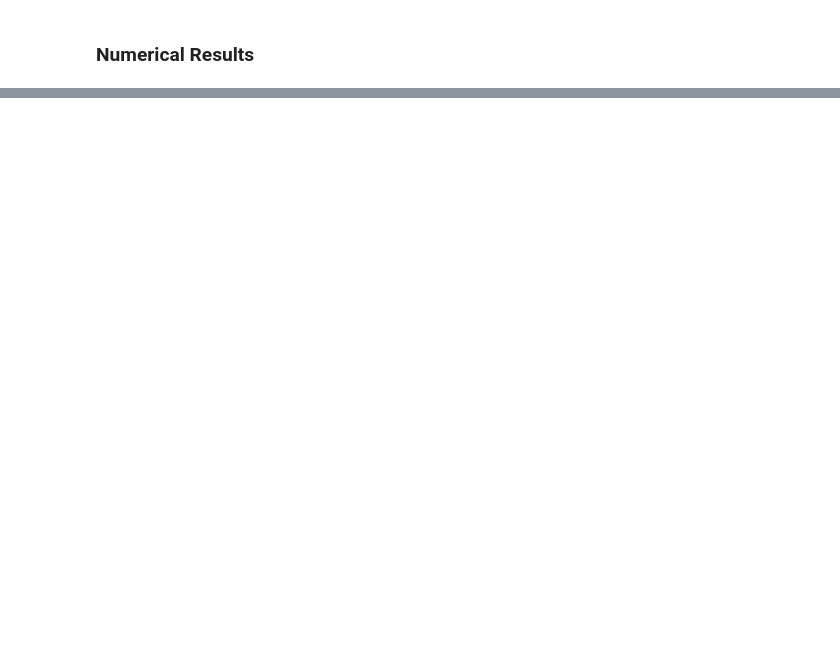
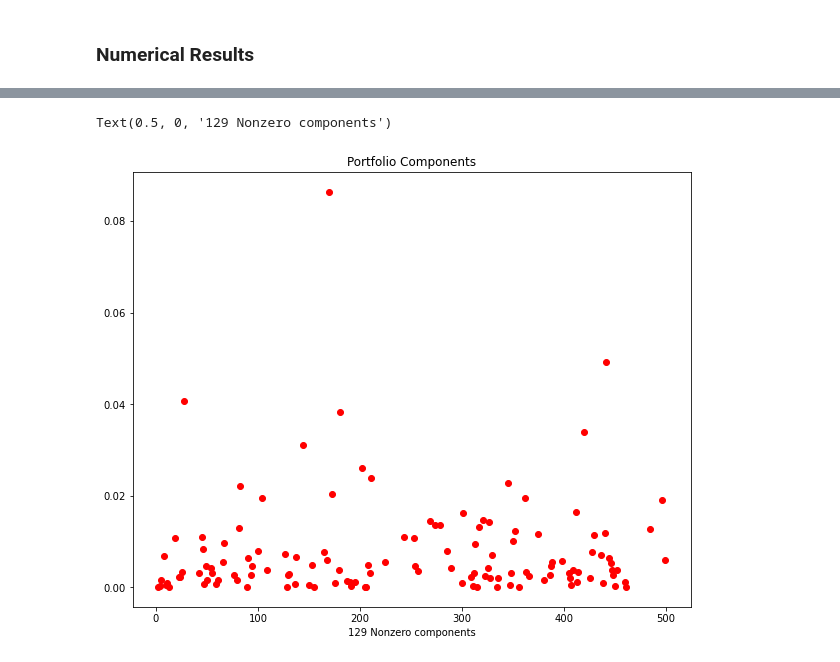
Before and after one commit to jasonbohne123/Split_Bregman_MPT, a Jupyter notebook: Split_Bregman_Portfolio.ipynb, the cells around one changed output, grey strips where cells are left out. Saved outputs shown, nothing was run; the diff lists cells and outputs as text; code cells hidden in the pictures; blank space fills up the shorter version.

```diff
--- a/Split_Bregman_Portfolio.ipynb
+++ b/Split_Bregman_Portfolio.ipynb
@@ -144,0 +155,10 @@ Text(0.5, 0, '93 Nonzero components')
+# %%
+nonzero_w=np.where(w>0)[0]
+
+fig,ax=plt.subplots(figsize=(10,8))
+plt.title("Portfolio Components")
+plt.scatter(nonzero_w,w[nonzero_w],color='red')
+plt.xlabel(f"{len(nonzero_w)} Nonzero components")
+# %% [output]
+Text(0.5, 0, '129 Nonzero components')
+[figure, added]
```
Also changed, not shown: parts of 7 cells of this notebook.
